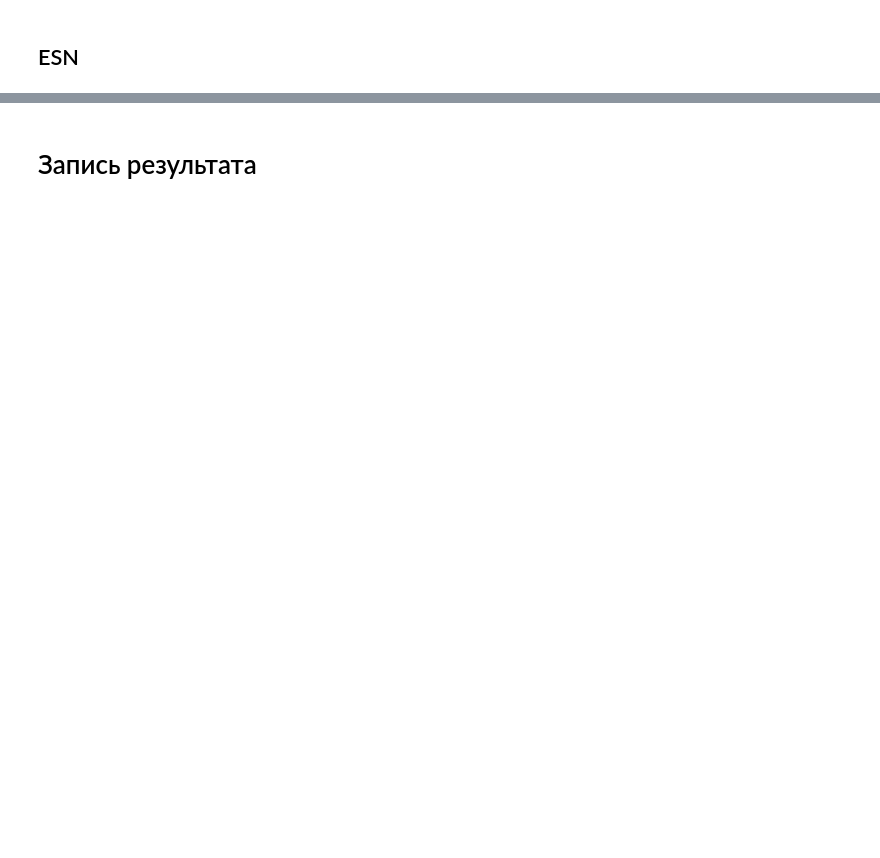
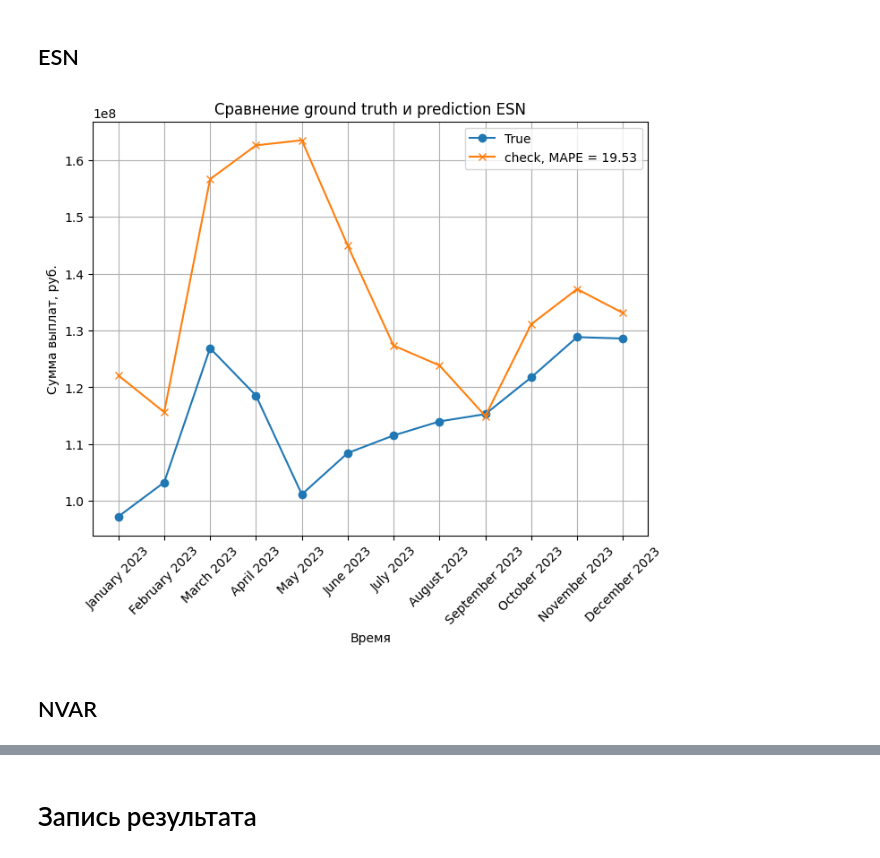
Before and after one commit to ATHigh/RiskPredict-Sber, a Jupyter notebook: solution.ipynb, the cells around one changed output, grey strips where cells are left out. Drawn from its saved outputs; the diff is of its cells as text; code cells hidden in the pictures; blank space fills up the shorter version.

```diff
--- a/solution.ipynb
+++ b/solution.ipynb
@@ -970,2 +1053,21 @@ print(f"Средняя абсолютная ошибка по месяцам: {m
 # %% [markdown]
 ## ESN
+# %%
+units = 100
+leak_rate = 0.3
+spectral_radius = 1.25
+input_scaling = 1.0
+connectivity = 0.1
+input_connectivity = 0.2
+regularization = 1e-8
+seed = 23
+
+def reset_esn_one(input_dim):
+    input_one = Input(input_dim=input_dim)
+    reservoir_one = Reservoir(units, input_scaling=input_scaling, sr=spectral_radius,
+                        lr=leak_rate, rc_connectivity=connectivity,
+                        input_connectivity=input_connectivity, seed=seed)
+
+    readout_one   = Ridge(1, ridge=regularization)
+
+    return input_one >> reservoir_one >> readout_one
@@ -971,0 +1136,15 @@ print(f"Средняя абсолютная ошибка по месяцам: {m
+# %%
+plt.figure(figsize=(8,6))
+plt.plot(ground_truth['service_date'], ground_truth['service_amount_net'], label='True', marker='o')
+plt.plot(esn_months['service_amount_net'], label=f"check, MAPE = {round(mean_absolute_percentage_error(ground_truth['service_amount_net'], esn_months['service_amount_net'])*100,2)}",
+         marker='x')
+plt.title('Сравнение ground truth и prediction ESN')
+plt.xlabel('Время')
+plt.xticks(rotation=45)
+plt.ylabel('Сумма выплат, руб.')
+plt.legend()
+plt.grid()
+# %% [output]
+[figure, added]
+# %% [markdown]
+## NVAR
```
Also changed, not shown: parts of 27 cells of this notebook.
